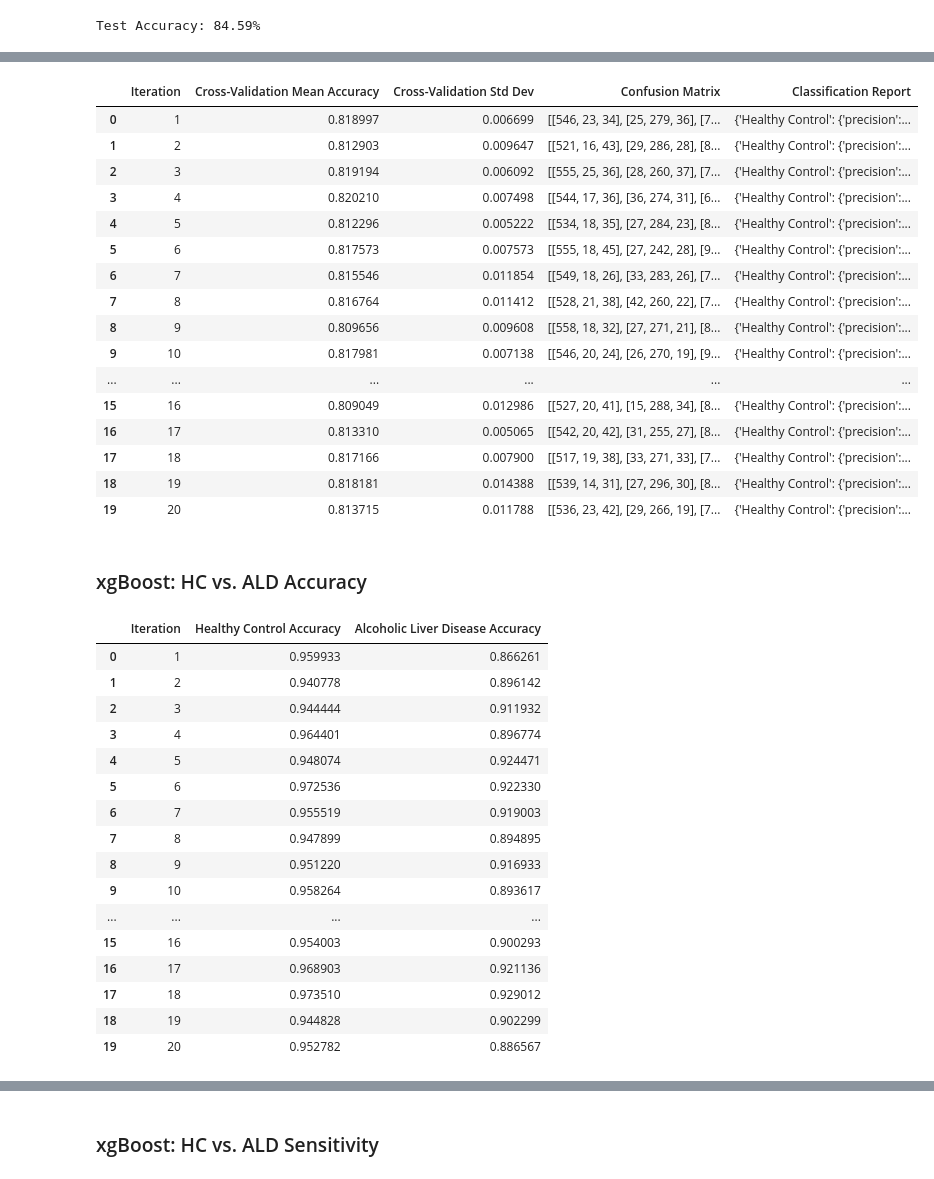
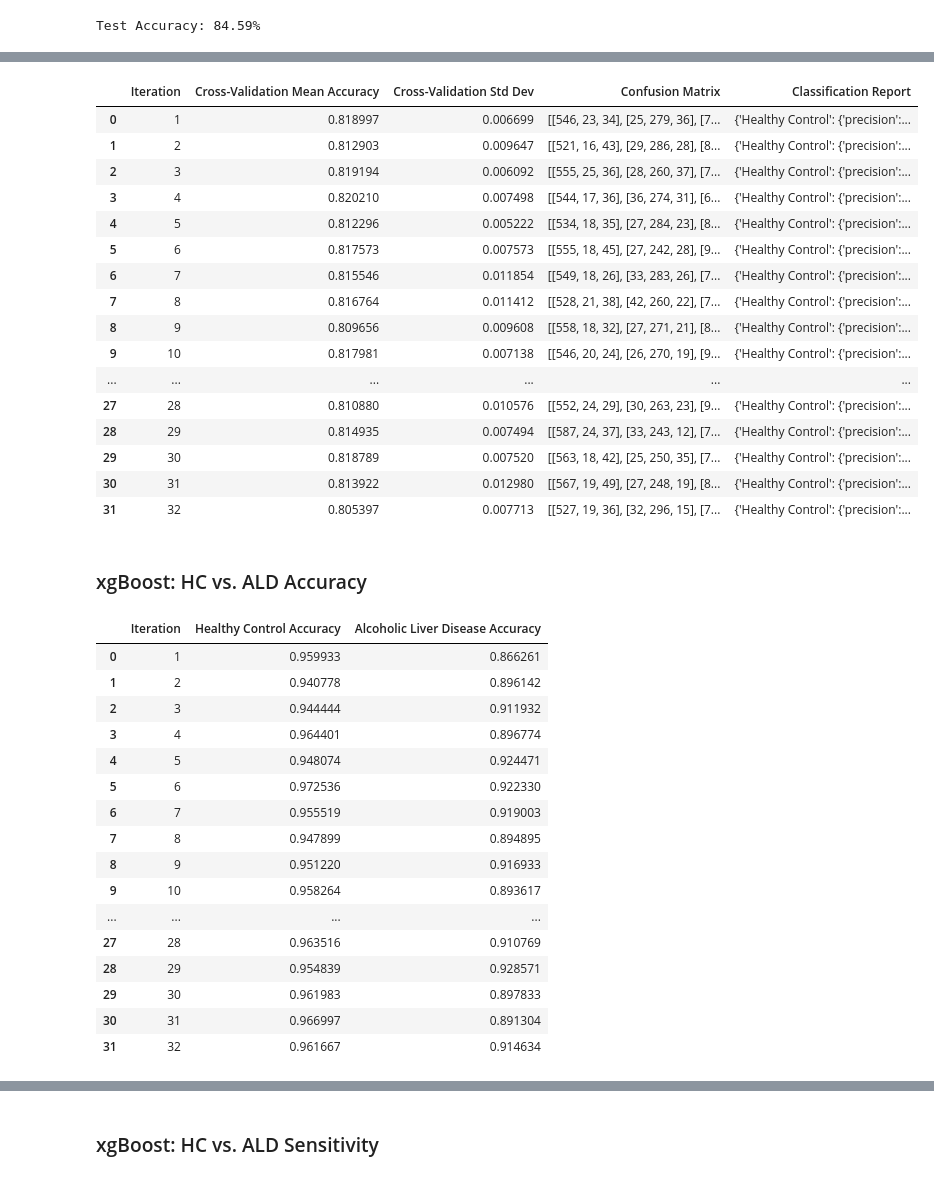
Before and after one commit to cjvilla/American-Wildfires, a Jupyter notebook: exploratory_data.ipynb, the cells around one changed output, grey strips where cells are left out. Saved outputs shown, nothing was run; the diff lists cells and outputs as text; code cells hidden in the pictures.

```diff
--- a/exploratory_data.ipynb
+++ b/exploratory_data.ipynb
@@ -238,10 +275,10 @@ warnings.filterwarnings('ignore', category=UserWarning, module='xgboost')
 results_list = []
 
 # Define features (X) and target variable (y) for classification
-X = merged_df[['S1', 'S2', 'S3', 'S4', 'S5', 'S6', 'S7', 'S8', 'S9', 'S10',
+X = demographics[['S1', 'S2', 'S3', 'S4', 'S5', 'S6', 'S7', 'S8', 'S9', 'S10',
               'S11', 'S12', 'S13', 'S14', 'S15', 'S16', 'S17', 'S18', 'S19', 'S20',
               'S21', 'S22', 'S23', 'S24', 'S25', 'S26', 'S27', 'S28', 'S29', 'S30', 'S31', 'S32']]
-y = merged_df['group']  # 0 for Healthy Control, 1 for Alcoholic Liver Disease, and 2 for Parkinson's
+y = demographics['group']  # 0 for Healthy Control, 1 for Alcoholic Liver Disease, and 2 for Parkinson's
 
 # Specify the number of iterations
 num_iterations = 32
@@ -282,10 +319,10 @@ for iteration in range(num_iterations):
     results_list.append(iteration_df)
 
 # Concatenate all DataFrames in the results list
-xgboost_classification_results = pd.concat(results_list, ignore_index=True)
+xgboost_classification_multiclass_results = pd.concat(results_list, ignore_index=True)
 
 # Display the results DataFrame
-xgboost_classification_results.head(20)
+xgboost_classification_multiclass_results.head(num_iterations)
 # %% [output]
 |  | Iteration | Healthy Control Accuracy | Alcoholic Liver Disease Accuracy | Parkinson's Accuracy | Model Info |
 | 0 | 1 | 0.905473 | 0.820588 | 0.726644 | XGBClassifier(base_score=None, bo... |
@@ -316,10 +355,10 @@ from sklearn.metrics import accuracy_score
 
 # Load your merged_dfset and preprocess it (as you've done)
 # Define features (X) and target variable (y)
-X = merged_df[['S1', 'S2', 'S3', 'S4', 'S5', 'S6', 'S7', 'S8', 'S9', 'S10',
+X = demographics[['S1', 'S2', 'S3', 'S4', 'S5', 'S6', 'S7', 'S8', 'S9', 'S10',
           'S11', 'S12', 'S13', 'S14', 'S15', 'S16', 'S17', 'S18', 'S19', 'S20',
           'S21', 'S22', 'S23', 'S24', 'S25', 'S26', 'S27', 'S28', 'S29', 'S30', 'S31', 'S32']]
-y = merged_df['group']  # Assuming 0 for Healthy Control and 1 for Alcoholic Liver Disease
+y = demographics['group']  # Assuming 0 for Healthy Control and 1 for Alcoholic Liver Disease
 
 # Filter the dataset to include only "Healthy Control" (0) and "Alcoholic Liver Disease" (1)
 selected_classes = [0, 1]
@@ -490,10 +533,10 @@ from sklearn.metrics import accuracy_score
 
 # Load your merged_df dataset and preprocess it (as you've done)
 # Define features (X) and target variable (y)
-X = merged_df[['S1', 'S2', 'S3', 'S4', 'S5', 'S6', 'S7', 'S8', 'S9', 'S10',
+X = demographics[['S1', 'S2', 'S3', 'S4', 'S5', 'S6', 'S7', 'S8', 'S9', 'S10',
               'S11', 'S12', 'S13', 'S14', 'S15', 'S16', 'S17', 'S18', 'S19', 'S20',
               'S21', 'S22', 'S23', 'S24', 'S25', 'S26', 'S27', 'S28', 'S29', 'S30', 'S31', 'S32']]
-y = merged_df['group']  # Assuming 0 for Healthy Control and 1 for Alcoholic Liver Disease
+y = demographics['group']  # Assuming 0 for Healthy Control and 1 for Alcoholic Liver Disease
 
 # Filter the dataset to include only "Healthy Control" (0) and "Alcoholic Liver Disease" (1)
 selected_classes = [0, 1]
@@ -541,10 +586,10 @@ warnings.filterwarnings('ignore', category=UserWarning, module='xgboost')
 results_list = []
 
 # Define features (X) and target variable (y) for classification
-X = merged_df[['S1', 'S2', 'S3', 'S4', 'S5', 'S6', 'S7', 'S8', 'S9', 'S10',
+X = demographics[['S1', 'S2', 'S3', 'S4', 'S5', 'S6', 'S7', 'S8', 'S9', 'S10',
               'S11', 'S12', 'S13', 'S14', 'S15', 'S16', 'S17', 'S18', 'S19', 'S20',
               'S21', 'S22', 'S23', 'S24', 'S25', 'S26', 'S27', 'S28', 'S29', 'S30', 'S31', 'S32']]
-y = merged_df['group']  # 0 for Healthy Control, 1 for Alcoholic Liver Disease, and 2 for Parkinson's
+y = demographics['group']  # 0 for Healthy Control, 1 for Alcoholic Liver Disease, and 2 for Parkinson's
 
 # Specify the number of iterations
 num_iterations = 32
@@ -585,10 +630,10 @@ for iteration in range(num_iterations):
     results_list.append(iteration_df)
 
 # Concatenate all DataFrames in the results list
-xgboost_classification_results = pd.concat(results_list, ignore_index=True)
+xgboost_classification_binary_accuracy_results = pd.concat(results_list, ignore_index=True)
 
 # Display the results DataFrame
-xgboost_classification_results.head(num_iterations)
+xgboost_classification_binary_accuracy_results.head(num_iterations)
 # %% [output]
 |  | Iteration | Healthy Control Accuracy | Alcoholic Liver Disease Accuracy | Parkinson's Accuracy | Model Info |
 | 0 | 1 | 0.905473 | 0.820588 | 0.726644 | XGBClassifier(base_score=None, bo... |
@@ -621,10 +670,10 @@ warnings.filterwarnings('ignore', category=UserWarning, module='xgboost')
 results_list = []
 
 # Define features (X) and target variable (y) for classification
-X = merged_df[['S1', 'S2', 'S3', 'S4', 'S5', 'S6', 'S7', 'S8', 'S9', 'S10',
+X = demographics[['S1', 'S2', 'S3', 'S4', 'S5', 'S6', 'S7', 'S8', 'S9', 'S10',
               'S11', 'S12', 'S13', 'S14', 'S15', 'S16', 'S17', 'S18', 'S19', 'S20',
               'S21', 'S22', 'S23', 'S24', 'S25', 'S26', 'S27', 'S28', 'S29', 'S30', 'S31', 'S32']]
-y = merged_df['group']  # 0 for Healthy Control, 1 for Alcoholic Liver Disease, and 2 for Parkinson's
+y = demographics['group']  # 0 for Healthy Control, 1 for Alcoholic Liver Disease, and 2 for Parkinson's
 
 # Specify the number of iterations
 num_iterations = 32
@@ -656,37 +705,37 @@ for iteration in range(num_iterations):
     class_report = classification_report(y_test, y_pred, target_names=['Healthy Control', 'Alcoholic Liver Disease', 'Parkinson\'s'], output_dict=True)
 
     # Create a DataFrame for the current iteration with model information and evaluation results
     iteration_df = pd.DataFrame({
         'Iteration': [iteration + 1],
         'Cross-Validation Mean Accuracy': [cv_scores.mean()],
         'Cross-Validation Std Dev': [cv_scores.std()],
         'Confusion Matrix': [confusion],
         'Classification Report': [class_report],
     })
 
     # Append the DataFrame to the results list
     results_list.append(iteration_df)
 
 # Concatenate all DataFrames in the results list
-xgboost_classification_results = pd.concat(results_list, ignore_index=True)
+xgboost_classification_binary_sensitivity_results = pd.concat(results_list, ignore_index=True)
 
 # Display the results DataFrame
-xgboost_classification_results.head(50)
+xgboost_classification_binary_sensitivity_results.head(50)
 # %% [output]
 |  | Iteration | Cross-Validation Mean Accuracy | Cross-Validation Std Dev | Confusion Matrix | Classification Report |
 | 0 | 1 | 0.818997 | 0.006699 | [[546, 23, 34], [25, 279, 36], [7... | {'Healthy Control': {'precision':... |
 | 1 | 2 | 0.812903 | 0.009647 | [[521, 16, 43], [29, 286, 28], [8... | {'Healthy Control': {'precision':... |
 | 2 | 3 | 0.819194 | 0.006092 | [[555, 25, 36], [28, 260, 37], [7... | {'Healthy Control': {'precision':... |
 | 3 | 4 | 0.820210 | 0.007498 | [[544, 17, 36], [36, 274, 31], [6... | {'Healthy Control': {'precision':... |
 | 4 | 5 | 0.812296 | 0.005222 | [[534, 18, 35], [27, 284, 23], [8... | {'Healthy Control': {'precision':... |
 | 5 | 6 | 0.817573 | 0.007573 | [[555, 18, 45], [27, 242, 28], [9... | {'Healthy Control': {'precision':... |
 | 6 | 7 | 0.815546 | 0.011854 | [[549, 18, 26], [33, 283, 26], [7... | {'Healthy Control': {'precision':... |
 | 7 | 8 | 0.816764 | 0.011412 | [[528, 21, 38], [42, 260, 22], [7... | {'Healthy Control': {'precision':... |
 | 8 | 9 | 0.809656 | 0.009608 | [[558, 18, 32], [27, 271, 21], [8... | {'Healthy Control': {'precision':... |
 | 9 | 10 | 0.817981 | 0.007138 | [[546, 20, 24], [26, 270, 19], [9... | {'Healthy Control': {'precision':... |
 | ... | ... | ... | ... | ... | ... |
-| 15 | 16 | 0.809049 | 0.012986 | [[527, 20, 41], [15, 288, 34], [8... | {'Healthy Control': {'precision':... |
-| 16 | 17 | 0.813310 | 0.005065 | [[542, 20, 42], [31, 255, 27], [8... | {'Healthy Control': {'precision':... |
-| 17 | 18 | 0.817166 | 0.007900 | [[517, 19, 38], [33, 271, 33], [7... | {'Healthy Control': {'precision':... |
-| 18 | 19 | 0.818181 | 0.014388 | [[539, 14, 31], [27, 296, 30], [8... | {'Healthy Control': {'precision':... |
-| 19 | 20 | 0.813715 | 0.011788 | [[536, 23, 42], [29, 266, 19], [7... | {'Healthy Control': {'precision':... |
+| 27 | 28 | 0.810880 | 0.010576 | [[552, 24, 29], [30, 263, 23], [9... | {'Healthy Control': {'precision':... |
+| 28 | 29 | 0.814935 | 0.007494 | [[587, 24, 37], [33, 243, 12], [7... | {'Healthy Control': {'precision':... |
+| 29 | 30 | 0.818789 | 0.007520 | [[563, 18, 42], [25, 250, 35], [7... | {'Healthy Control': {'precision':... |
+| 30 | 31 | 0.813922 | 0.012980 | [[567, 19, 49], [27, 248, 19], [8... | {'Healthy Control': {'precision':... |
+| 31 | 32 | 0.805397 | 0.007713 | [[527, 19, 36], [32, 296, 15], [7... | {'Healthy Control': {'precision':... |
@@ -709,10 +760,10 @@ warnings.filterwarnings('ignore', category=UserWarning, module='xgboost')
 results_list = []
 
 # Define features (X) and target variable (y)
-X = merged_df[['S1', 'S2', 'S3', 'S4', 'S5', 'S6', 'S7', 'S8', 'S9', 'S10',
+X = demographics[['S1', 'S2', 'S3', 'S4', 'S5', 'S6', 'S7', 'S8', 'S9', 'S10',
               'S11', 'S12', 'S13', 'S14', 'S15', 'S16', 'S17', 'S18', 'S19', 'S20',
               'S21', 'S22', 'S23', 'S24', 'S25', 'S26', 'S27', 'S28', 'S29', 'S30', 'S31', 'S32']]
-y = merged_df['group']  # 0 for Healthy Control, 1 for Alcoholic Liver Disease, and 2 for Parkinson's
+y = demographics['group']  # 0 for Healthy Control, 1 for Alcoholic Liver Disease, and 2 for Parkinson's
 
 # Filter the dataset to include only "Healthy Control" (0) and "Alcoholic Liver Disease" (1)
 selected_groups = [0, 1]
@@ -748,10 +799,10 @@ for iteration in range(num_iterations):
     results_list.append(iteration_df)
 
 # Concatenate all DataFrames in the results list
-xgboost_ald_accuracy = pd.concat(results_list, ignore_index=True)
+xgboost_ald_binary_accuracy_results = pd.concat(results_list, ignore_index=True)
 
 # Display the results DataFrame
-xgboost_ald_accuracy.head(50)
+xgboost_ald_binary_accuracy_results.head(50) # add percent difference as the last column
 # %% [output]
 |  | Iteration | Healthy Control Accuracy | Alcoholic Liver Disease Accuracy |
 | 0 | 1 | 0.959933 | 0.866261 |
@@ -765,8 +816,8 @@ xgboost_ald_accuracy.head(50)
 | 8 | 9 | 0.951220 | 0.916933 |
 | 9 | 10 | 0.958264 | 0.893617 |
 | ... | ... | ... | ... |
-| 15 | 16 | 0.954003 | 0.900293 |
-| 16 | 17 | 0.968903 | 0.921136 |
-| 17 | 18 | 0.973510 | 0.929012 |
-| 18 | 19 | 0.944828 | 0.902299 |
-| 19 | 20 | 0.952782 | 0.886567 |
+| 27 | 28 | 0.963516 | 0.910769 |
+| 28 | 29 | 0.954839 | 0.928571 |
+| 29 | 30 | 0.961983 | 0.897833 |
+| 30 | 31 | 0.966997 | 0.891304 |
+| 31 | 32 | 0.961667 | 0.914634 |
```
Also changed, not shown: parts of 42 cells of this notebook.
